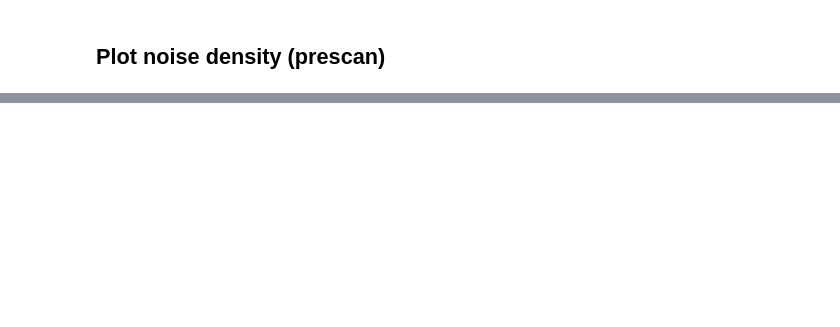
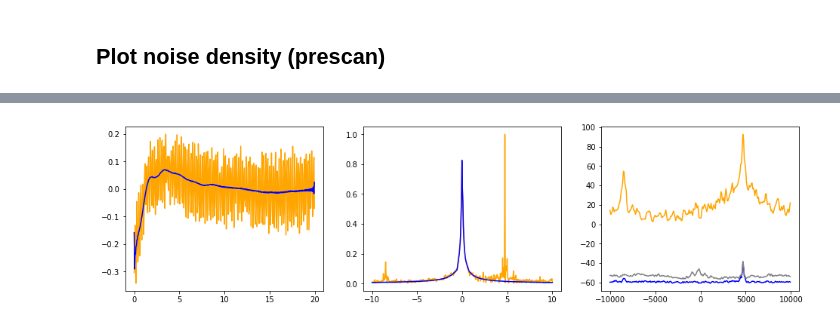
Before and after one commit to haddoc/mrir, a Jupyter notebook: notebooks/correct_fid.ipynb, the cells around one changed output, grey strips where cells are left out. Drawn from its saved outputs; the diff is of its cells as text; code cells hidden in the pictures; blank space fills up the shorter version.

```diff
--- a/notebooks/correct_fid.ipynb
+++ b/notebooks/correct_fid.ipynb
@@ -13,7 +13,7 @@ import plotly.graph_objects as go
 %matplotlib inline
 # %%
 # Data import
-file_name = "/Users/had-mr/github/data_interference/nr043_flair_trim.h5"
+file_name = "/Users/had-mr/github/data_interference/data/fid_brain_ecg.h5"
 data, index, metadata = read_raw(file_name)
 num_channels_all = metadata['console']['adc']['number_channels']
 num_channels_signal = metadata['rf']['receive']['num_signal_channels']
@@ -104,0 +82,25 @@ Max e-sensor: 27.851890496236823 dB
+# %%
+# Paper figure
+spec_max = np.max(np.abs(spec_signal_raw[0, ch, :]))
+fid_max = np.max(np.abs(data_signal_raw[0, ch, :]))
+fig, ax = plt.subplots(nrows=1, ncols=3, figsize=(16,4))
+# FID
+ax[0].plot(axis_time, np.real(data_signal_raw[0, ch, :])/fid_max, 'orange')
+ax[0].plot(axis_time, np.real(data_signal_cor[0, ch, :])/fid_max, 'blue')
+# Signal spectrum
+ax[1].plot(axis_freq, np.abs(spec_signal_raw[0, ch, :])/spec_max, 'orange')
+ax[1].plot(axis_freq, np.abs(spec_signal_cor[0, ch, :])/spec_max, 'blue')
+# Noise power
+ax[2].plot(axis_pow, 10 * np.log(pow_raw[ch, :]), 'orange')
+ax[2].plot(axis_pow, 10 * np.log(pow_cor[ch, :]), 'blue')
+ax[2].plot(axis_pow, 10 * np.log(pow_cor_no_es[ch, :]), 'gray')
+# fig.savefig("fid_correction.tif", dpi=600, format="tiff")
+dir_data, file_data = os.path.split(file_name)
+dir_fig = os.path.join(dir_data, "figures_power")
+if not os.path.isdir(dir_fig):
+    os.mkdir(dir_fig)
+file_fig = os.path.splitext(file_data)[0] + ".png"
+fig.savefig(os.path.join(dir_fig, file_fig))
+# fig.savefig("fid_correction.tif", dpi=600, format="tiff")
+# %% [output]
+[figure, added]
```
Also changed, not shown: parts of 2 cells of this notebook, 1 other file.
